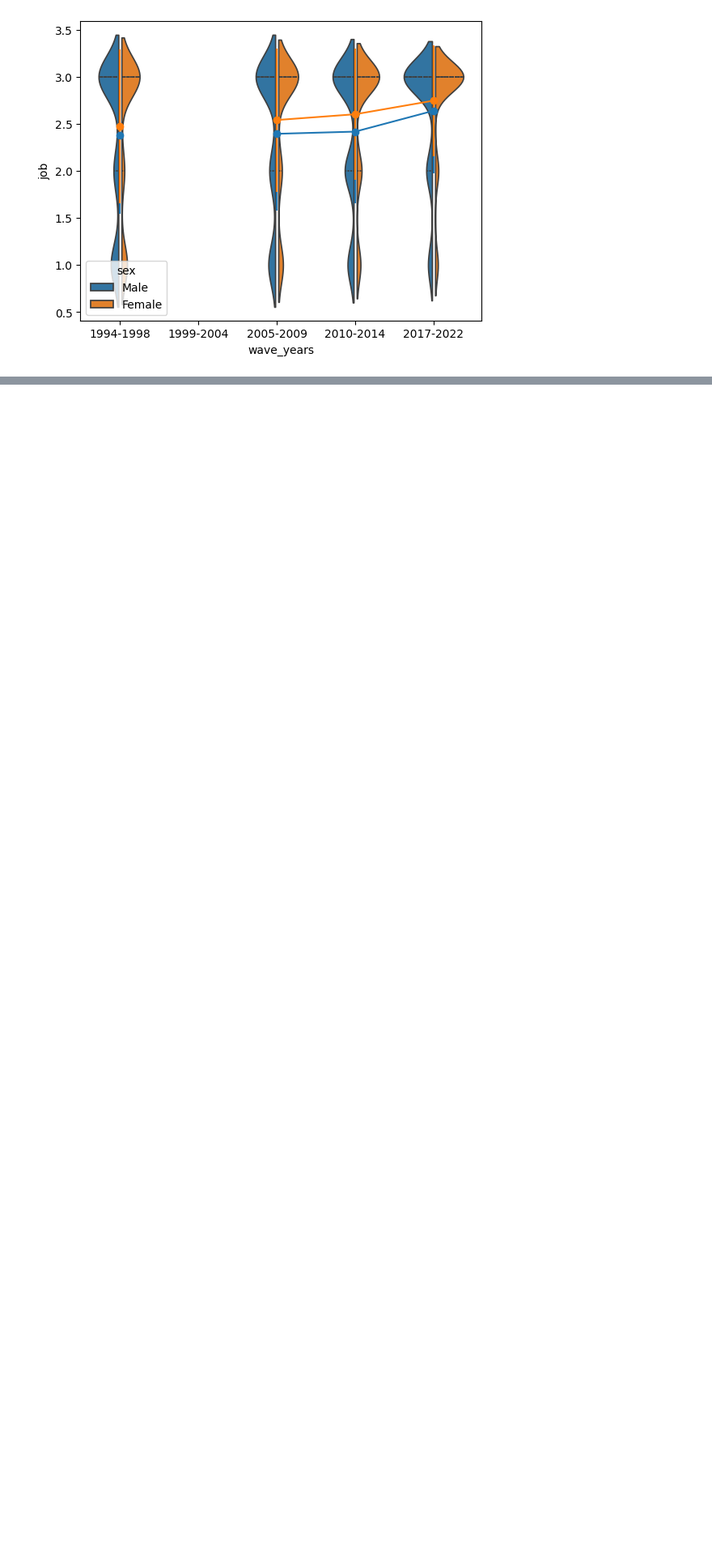
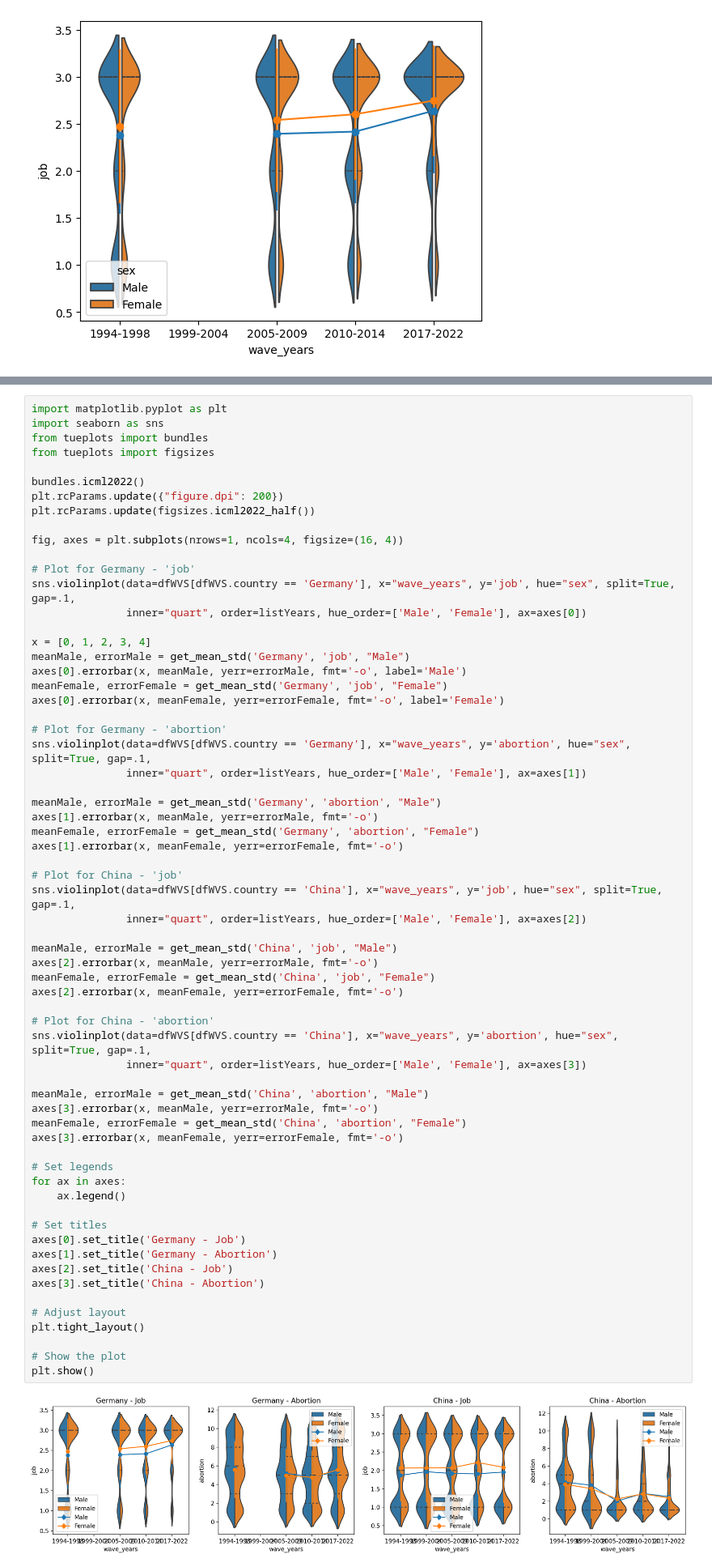
Before and after one commit to BeTheMaster/WorldGenderValues, a Jupyter notebook: src/02_visualize_distribution_sex.ipynb, the cells around one changed output, grey strips where cells are left out. Shown at 81% size. Saved outputs shown, nothing was run; the diff lists cells and outputs as text; blank space fills up the shorter version.

```diff
--- a/src/02_visualize_distribution_sex.ipynb
+++ b/src/02_visualize_distribution_sex.ipynb
@@ -96,0 +101,66 @@ plot_violine(country, question, True)
+# %%
+import matplotlib.pyplot as plt
+import seaborn as sns
+from tueplots import bundles
+from tueplots import figsizes
+
+bundles.icml2022()
+plt.rcParams.update({"figure.dpi": 200})
+plt.rcParams.update(figsizes.icml2022_half())
+
+fig, axes = plt.subplots(nrows=1, ncols=4, figsize=(16, 4))
+
+# Plot for Germany - 'job'
+sns.violinplot(data=dfWVS[dfWVS.country == 'Germany'], x="wave_years", y='job', hue="sex", split=True, gap=.1,
+               inner="quart", order=listYears, hue_order=['Male', 'Female'], ax=axes[0])
+
+x = [0, 1, 2, 3, 4]
+meanMale, errorMale = get_mean_std('Germany', 'job', "Male")
+axes[0].errorbar(x, meanMale, yerr=errorMale, fmt='-o', label='Male')
+meanFemale, errorFemale = get_mean_std('Germany', 'job', "Female")
+axes[0].errorbar(x, meanFemale, yerr=errorFemale, fmt='-o', label='Female')
+
+# Plot for Germany - 'abortion'
+sns.violinplot(data=dfWVS[dfWVS.country == 'Germany'], x="wave_years", y='abortion', hue="sex", split=True, gap=.1,
+               inner="quart", order=listYears, hue_order=['Male', 'Female'], ax=axes[1])
+
+meanMale, errorMale = get_mean_std('Germany', 'abortion', "Male")
+axes[1].errorbar(x, meanMale, yerr=errorMale, fmt='-o')
+meanFemale, errorFemale = get_mean_std('Germany', 'abortion', "Female")
+axes[1].errorbar(x, meanFemale, yerr=errorFemale, fmt='-o')
+
+# Plot for China - 'job'
+sns.violinplot(data=dfWVS[dfWVS.country == 'China'], x="wave_years", y='job', hue="sex", split=True, gap=.1,
+               inner="quart", order=listYears, hue_order=['Male', 'Female'], ax=axes[2])
+
+meanMale, errorMale = get_mean_std('China', 'job', "Male")
+axes[2].errorbar(x, meanMale, yerr=errorMale, fmt='-o')
+meanFemale, errorFemale = get_mean_std('China', 'job', "Female")
+axes[2].errorbar(x, meanFemale, yerr=errorFemale, fmt='-o')
+
+# Plot for China - 'abortion'
+sns.violinplot(data=dfWVS[dfWVS.country == 'China'], x="wave_years", y='abortion', hue="sex", split=True, gap=.1,
+               inner="quart", order=listYears, hue_order=['Male', 'Female'], ax=axes[3])
+
+meanMale, errorMale = get_mean_std('China', 'abortion', "Male")
+axes[3].errorbar(x, meanMale, yerr=errorMale, fmt='-o')
+meanFemale, errorFemale = get_mean_std('China', 'abortion', "Female")
+axes[3].errorbar(x, meanFemale, yerr=errorFemale, fmt='-o')
+
+# Set legends
+for ax in axes:
+    ax.legend()
+
+# Set titles
+axes[0].set_title('Germany - Job')
+axes[1].set_title('Germany - Abortion')
+axes[2].set_title('China - Job')
+axes[3].set_title('China - Abortion')
+
+# Adjust layout
+plt.tight_layout()
+
+# Show the plot
+plt.show()
+# %% [output]
+[figure, added]
```
Also changed, not shown: parts of 3 cells of this notebook, 5 other files.
